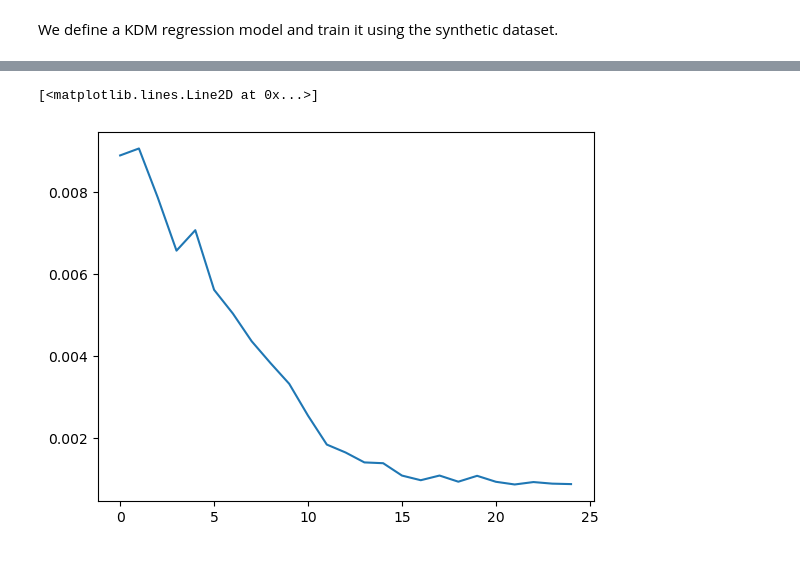
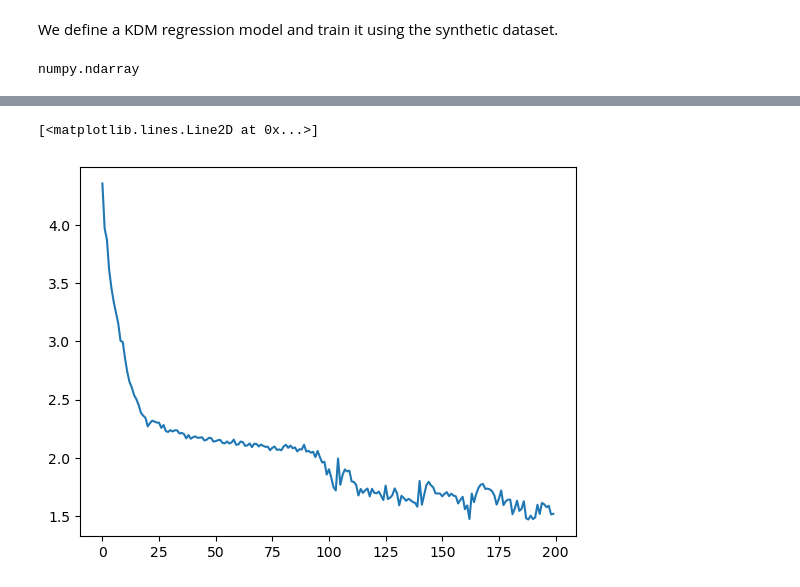
Before and after one commit to fagonzalezo/kdm, a Jupyter notebook: examples/kdm_regression.ipynb, the cells around one changed output, grey strips where cells are left out. Cells and saved outputs as stored; diff of their text form; code cells hidden in the pictures.

Commit message:
Enhance KDMRegressModel with additional parameters and loss functions; introduce new utility functions for density matrix operations.

```diff
--- a/examples/kdm_regression.ipynb
+++ b/examples/kdm_regression.ipynb
@@ -93,31 +120,48 @@ Test MSE: 0.001361793214549059
 # %% [markdown]
 We define a KDM regression model and train it using the synthetic dataset.
+# %%
+# keras.config.disable_traceback_filtering()
+type(y_train)
+# %% [output]
+numpy.ndarray
 # %%
 from kdm.models import KDMRegressModel
 
+class LogLikLoss(keras.losses.Loss):
+    def __init__(self, **kwargs):
+        super().__init__(**kwargs)
+
+    def call(self, y_true, y_pred):
+        y1, y2 = y_true
+        rho_y, sigma_y = y_pred
+        return - keras.ops.mean(dm_rbf_loglik(y_true, rho_y, sigma_y))
 
 encoded_size = 1
 dim_y = 1
 encoder = keras.layers.Identity()
-n_comp = 50
+n_comp = 100
 
 kdm_model = KDMRegressModel(encoded_size=encoded_size,
                             dim_y=dim_y,
                             encoder=encoder,
                             n_comp=n_comp,
-                            sigma=0.1)
+                            sigma_x=0.1,
+                            sigma_y=0.1,
+                            generative=1.,
+                            entropy_reg_x=0.05)
 
-# train the classifier
+
+# train the model
 kdm_model.compile(optimizer=optimizers.Adam(learning_rate=5e-3),
-                    loss=losses.mean_squared_error,
-                    metrics=[metrics.mean_squared_error])
-kdm_model.predict(X_train[:10])
+                    loss=None)
+out1, out2 = kdm_model(X_train[:10])
+
 idx = np.random.randint(X_train.shape[0], size=n_comp)
 kdm_model.init_components(X_train[idx],
                           y_train[idx],
                           init_sigma=True)
 
-history = kdm_model.fit(X_train, y_train, epochs=25, batch_size=32, verbose=1)
+history = kdm_model.fit(X_train, y_train, epochs=200, batch_size=32, verbose=1)
 
 plt.plot(history.history['loss'])
 # %% [output]
@@ -141,4 +185,4 @@ Epoch 25/25
 [<matplotlib.lines.Line2D at 0x...>]
-[figure, old version]
+[figure, new version]
 # %%
 # Make the prediction on the meshed x-axis (ask for MSE as well)
```
Also changed, not shown: parts of 4 cells of this notebook, 4 other files.
